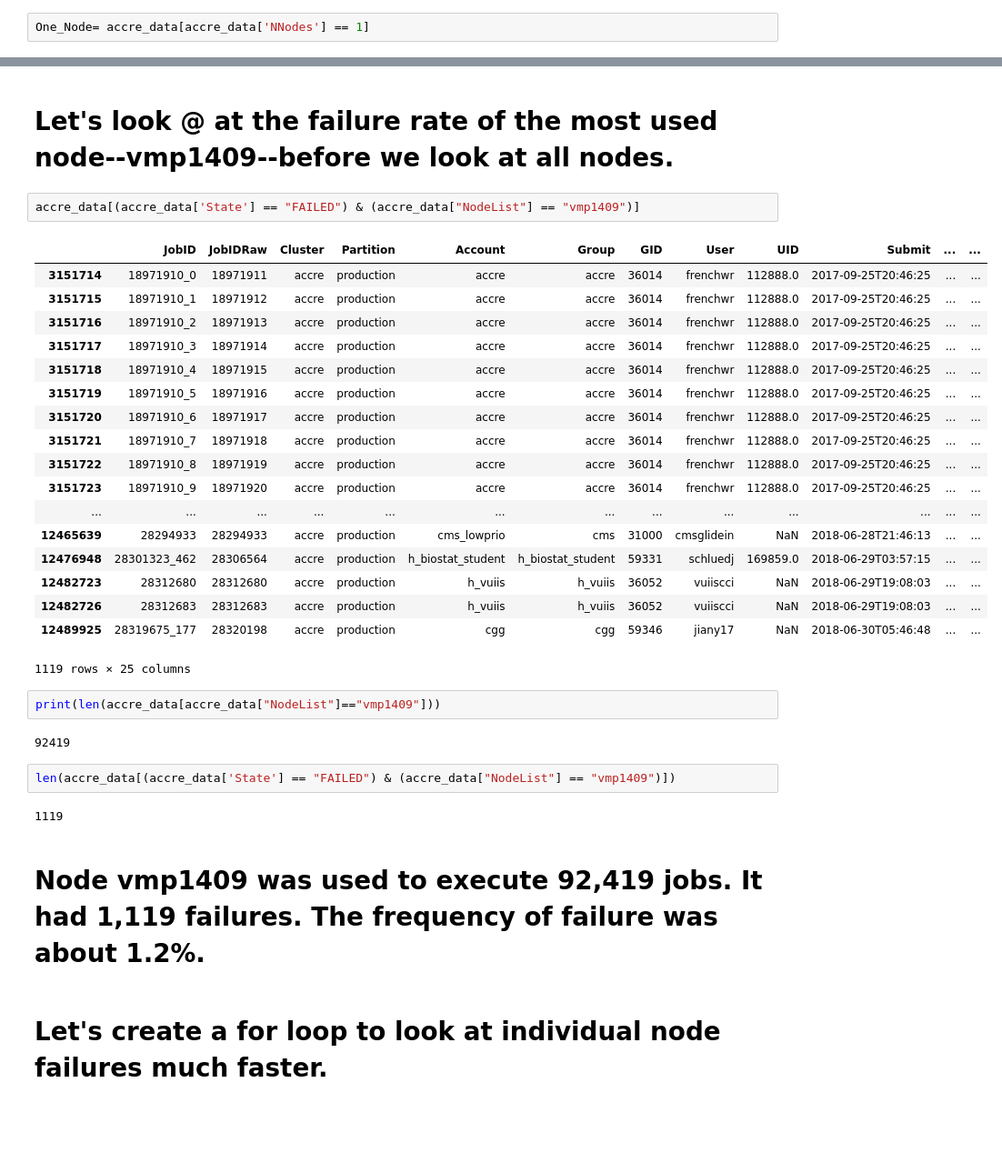
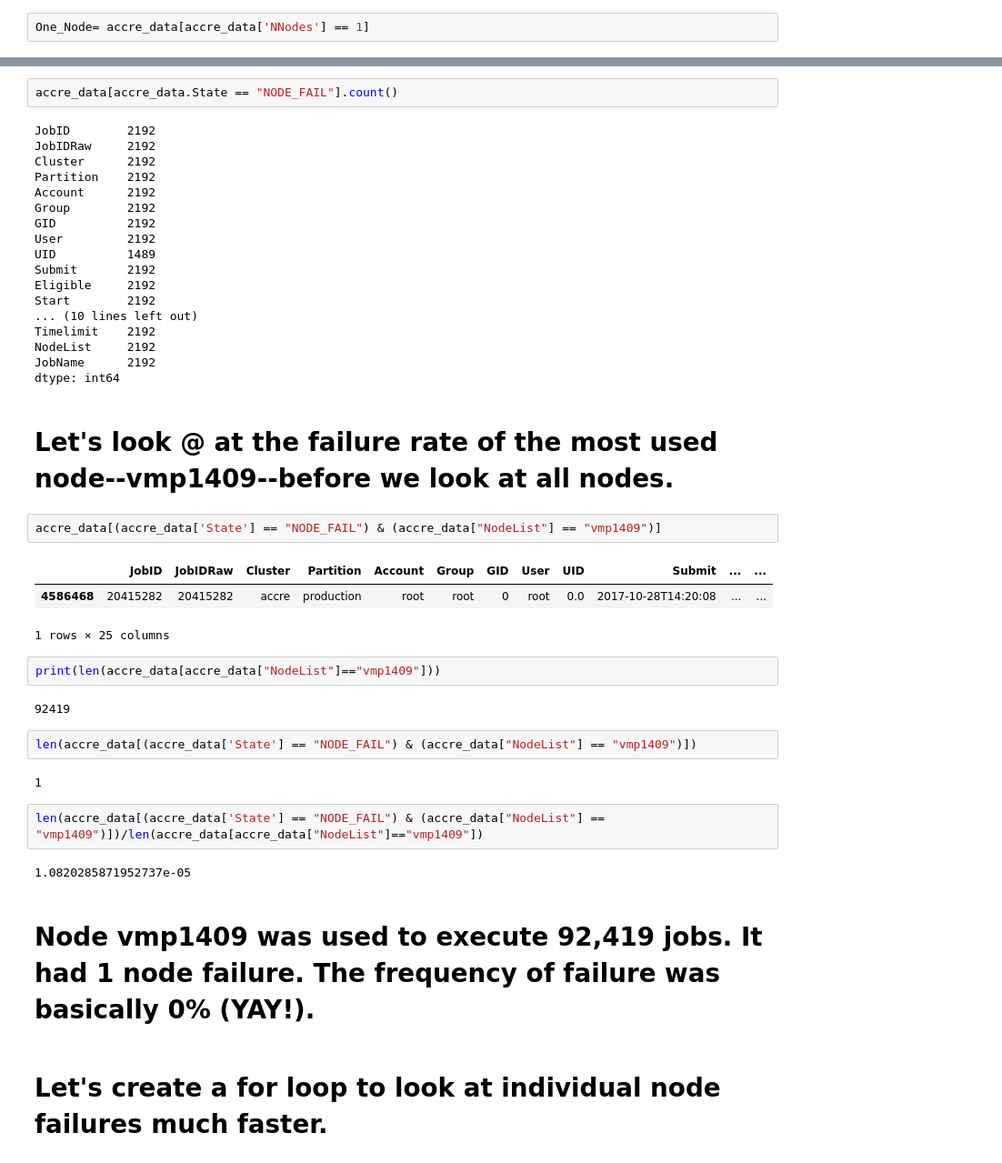
Before and after one commit to Cjcarlevato/data-question-2-dream-crushers, a Jupyter notebook: ACCREdata.ipynb, the cells around one changed output, grey strips where cells are left out. Shown at 91% size. Saved outputs shown, nothing was run; the diff lists cells and outputs as text; blank space fills up the shorter version.

```diff
--- a/ACCREdata.ipynb
+++ b/ACCREdata.ipynb
@@ -136,36 +126,45 @@ vmp[1121-1130,1133]
 Name: NodeList, Length: 11569, dtype: int64
+# %%
+accre_data[accre_data.State == "NODE_FAIL"].count()
+# %% [output]
+JobID        2192
+JobIDRaw     2192
+Cluster      2192
+Partition    2192
+Account      2192
+Group        2192
+GID          2192
+User         2192
+UID          1489
+Submit       2192
+Eligible     2192
+Start        2192
+... (10 lines left out)
+Timelimit    2192
+NodeList     2192
+JobName      2192
+dtype: int64
 # %% [markdown]
 # Let's look @ at the failure rate of the most used node--vmp1409--before we look at all nodes.
 # %%
-accre_data[(accre_data['State'] == "FAILED") & (accre_data["NodeList"] == "vmp1409")]
+accre_data[(accre_data['State'] == "NODE_FAIL") & (accre_data["NodeList"] == "vmp1409")]
 # %% [output]
 |  | JobID | JobIDRaw | Cluster | Partition | Account | Group | GID | User | UID | Submit | ... | ... |
-| 3151714 | 18971910_0 | 18971911 | accre | production | accre | accre | 36014 | frenchwr | 112888.0 | 2017-09-25T20:46:25 | ... | ... |
-| 3151715 | 18971910_1 | 18971912 | accre | production | accre | accre | 36014 | frenchwr | 112888.0 | 2017-09-25T20:46:25 | ... | ... |
-| 3151716 | 18971910_2 | 18971913 | accre | production | accre | accre | 36014 | frenchwr | 112888.0 | 2017-09-25T20:46:25 | ... | ... |
-| 3151717 | 18971910_3 | 18971914 | accre | production | accre | accre | 36014 | frenchwr | 112888.0 | 2017-09-25T20:46:25 | ... | ... |
-| 3151718 | 18971910_4 | 18971915 | accre | production | accre | accre | 36014 | frenchwr | 112888.0 | 2017-09-25T20:46:25 | ... | ... |
-| 3151719 | 18971910_5 | 18971916 | accre | production | accre | accre | 36014 | frenchwr | 112888.0 | 2017-09-25T20:46:25 | ... | ... |
-| 3151720 | 18971910_6 | 18971917 | accre | production | accre | accre | 36014 | frenchwr | 112888.0 | 2017-09-25T20:46:25 | ... | ... |
-| 3151721 | 18971910_7 | 18971918 | accre | production | accre | accre | 36014 | frenchwr | 112888.0 | 2017-09-25T20:46:25 | ... | ... |
-| 3151722 | 18971910_8 | 18971919 | accre | production | accre | accre | 36014 | frenchwr | 112888.0 | 2017-09-25T20:46:25 | ... | ... |
-| 3151723 | 18971910_9 | 18971920 | accre | production | accre | accre | 36014 | frenchwr | 112888.0 | 2017-09-25T20:46:25 | ... | ... |
-| ... | ... | ... | ... | ... | ... | ... | ... | ... | ... | ... | ... | ... |
-| 12465639 | 28294933 | 28294933 | accre | production | cms_lowprio | cms | 31000 | cmsglidein | NaN | 2018-06-28T21:46:13 | ... | ... |
-| 12476948 | 28301323_462 | 28306564 | accre | production | h_biostat_student | h_biostat_student | 59331 | schluedj | 169859.0 | 2018-06-29T03:57:15 | ... | ... |
-| 12482723 | 28312680 | 28312680 | accre | production | h_vuiis | h_vuiis | 36052 | vuiiscci | NaN | 2018-06-29T19:08:03 | ... | ... |
-| 12482726 | 28312683 | 28312683 | accre | production | h_vuiis | h_vuiis | 36052 | vuiiscci | NaN | 2018-06-29T19:08:03 | ... | ... |
-| 12489925 | 28319675_177 | 28320198 | accre | production | cgg | cgg | 59346 | jiany17 | NaN | 2018-06-30T05:46:48 | ... | ... |
+| 4586468 | 20415282 | 20415282 | accre | production | root | root | 0 | root | 0.0 | 2017-10-28T14:20:08 | ... | ... |
-1119 rows × 25 columns
+1 rows × 25 columns
 # %%
 print(len(accre_data[accre_data["NodeList"]=="vmp1409"]))
 # %% [output]
 92419
 # %%
-len(accre_data[(accre_data['State'] == "FAILED") & (accre_data["NodeList"] == "vmp1409")])
+len(accre_data[(accre_data['State'] == "NODE_FAIL") & (accre_data["NodeList"] == "vmp1409")])
 # %% [output]
-1119
+1
+# %%
+len(accre_data[(accre_data['State'] == "NODE_FAIL") & (accre_data["NodeList"] == "vmp1409")])/len(accre_data[accre_data["NodeList"]=="vmp1409"])
+# %% [output]
+1.0820285871952737e-05
 # %% [markdown]
-# Node vmp1409 was used to execute 92,419 jobs. It had 1,119 failures. The frequency of failure was about 1.2%.
+# Node vmp1409 was used to execute 92,419 jobs. It had 1 node failure. The frequency of failure was basically 0% (YAY!).
 # %% [markdown]
 # Let's create a for loop to look at individual node failures much faster.
```
Also changed, not shown: parts of 30 cells of this notebook.
